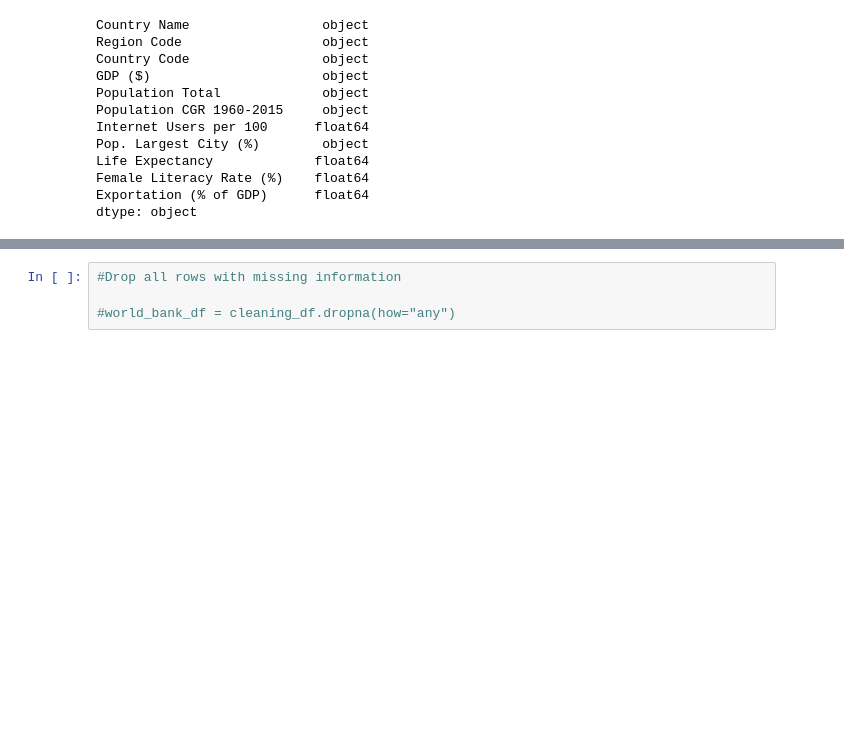
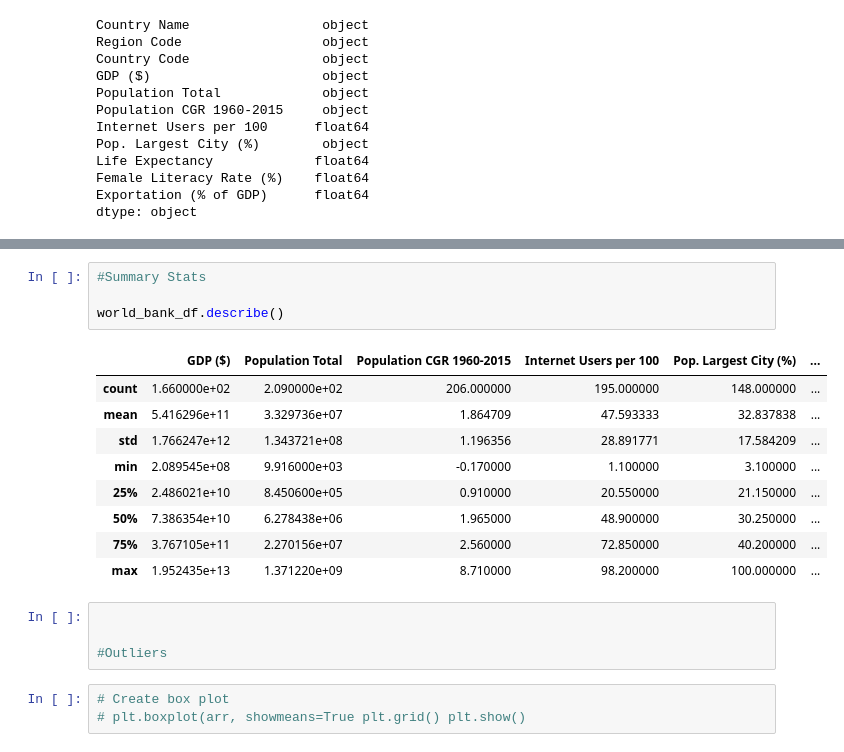
Before and after one commit to ilknurtoptas/Project_1, a Jupyter notebook: Project_1/World GDP Analysis.ipynb, the cells around one changed output, grey strips where cells are left out. Drawn from its saved outputs; the diff is of its cells as text; blank space fills up the shorter version.

```diff
--- a/Project_1/World GDP Analysis.ipynb
+++ b/Project_1/World GDP Analysis.ipynb
@@ -189,5 +174,22 @@ Exportation (% of GDP)      180
 dtype: int64
-# %%
-#Drop all rows with missing information
-
-#world_bank_df = cleaning_df.dropna(how="any")
+# %%
+#Summary Stats
+
+world_bank_df.describe()
+# %% [output]
+|  | GDP ($) | Population Total | Population CGR 1960-2015 | Internet Users per 100 | Pop. Largest City (%) | ... |
+| count | 1.660000e+02 | 2.090000e+02 | 206.000000 | 195.000000 | 148.000000 | ... |
+| mean | 5.416296e+11 | 3.329736e+07 | 1.864709 | 47.593333 | 32.837838 | ... |
+| std | 1.766247e+12 | 1.343721e+08 | 1.196356 | 28.891771 | 17.584209 | ... |
+| min | 2.089545e+08 | 9.916000e+03 | -0.170000 | 1.100000 | 3.100000 | ... |
+| 25% | 2.486021e+10 | 8.450600e+05 | 0.910000 | 20.550000 | 21.150000 | ... |
+| 50% | 7.386354e+10 | 6.278438e+06 | 1.965000 | 48.900000 | 30.250000 | ... |
+| 75% | 3.767105e+11 | 2.270156e+07 | 2.560000 | 72.850000 | 40.200000 | ... |
+| max | 1.952435e+13 | 1.371220e+09 | 8.710000 | 98.200000 | 100.000000 | ... |
+# %%
+
+
+#Outliers
+# %%
+# Create box plot
+# plt.boxplot(arr, showmeans=True plt.grid() plt.show()
```
Also changed, not shown: parts of 8 cells of this notebook.
